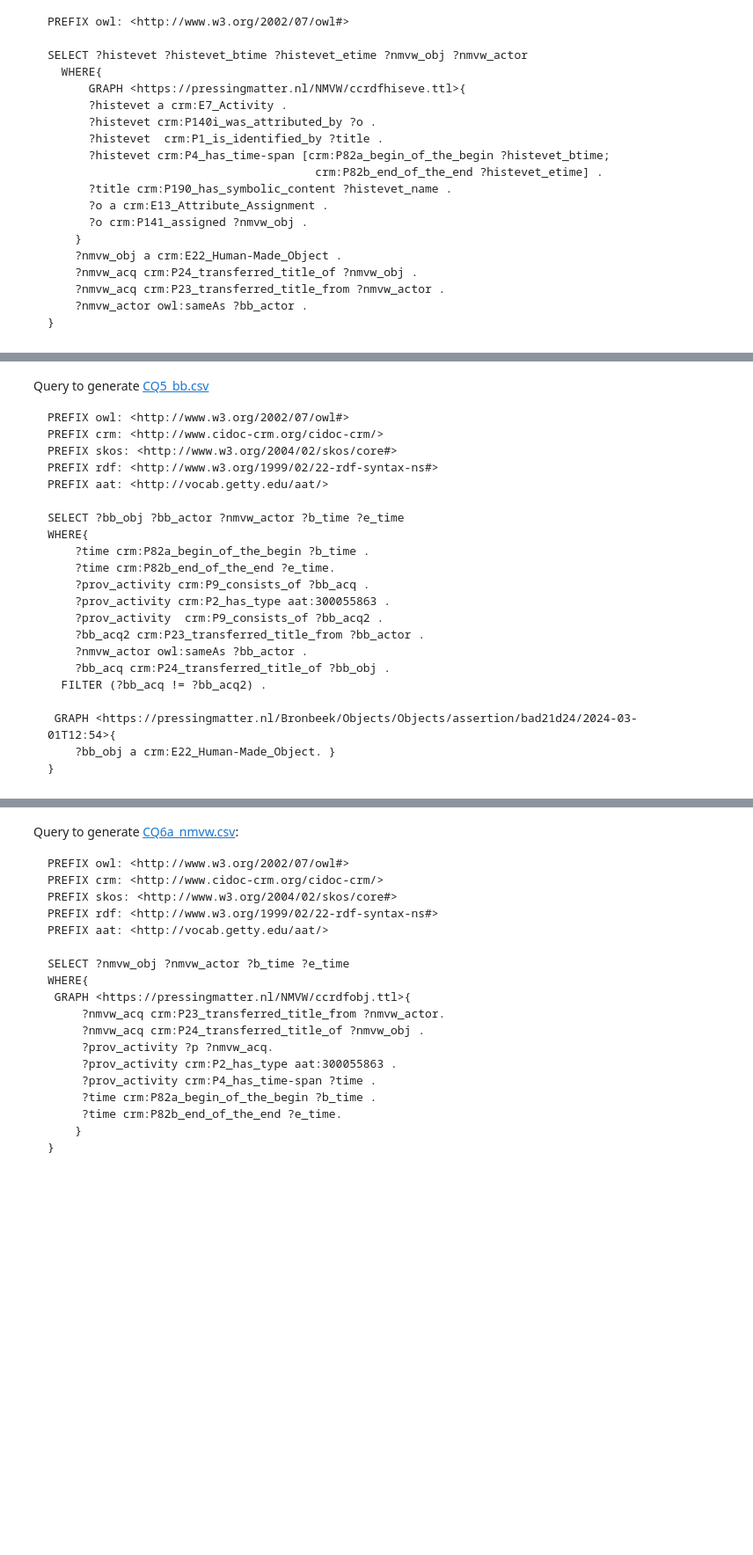
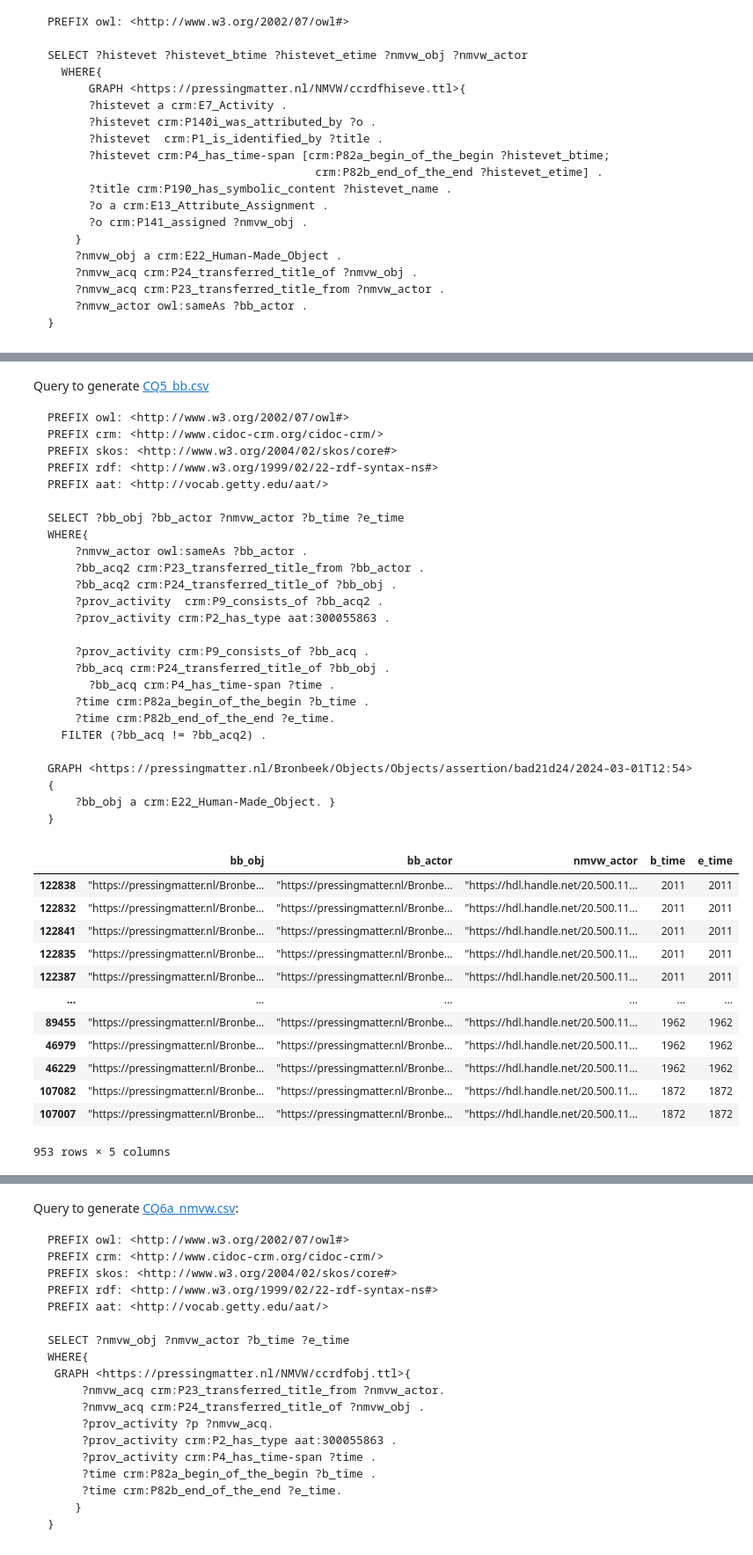
Before and after one commit to Shoilee/dh_entity_linking_v2, a Jupyter notebook: workflow/query/results.ipynb, the cells around one changed output, grey strips where cells are left out. Shown: that part at 88% size. Cells and saved outputs as stored; diff of their text form; code cells hidden in the pictures; blank space fills up the shorter version.

Commit message:
update result for surname match

````diff
--- a/workflow/query/results.ipynb
+++ b/workflow/query/results.ipynb
@@ -599,49 +672,69 @@ PREFIX aat: <http://vocab.getty.edu/aat/>
 
 SELECT ?bb_obj ?bb_actor ?nmvw_actor ?b_time ?e_time
 WHERE{
+  	?nmvw_actor owl:sameAs ?bb_actor .
+  	?bb_acq2 crm:P23_transferred_title_from ?bb_actor .
+  	?bb_acq2 crm:P24_transferred_title_of ?bb_obj .
+    ?prov_activity  crm:P9_consists_of ?bb_acq2 .
+    ?prov_activity crm:P2_has_type aat:300055863 .
+
+    ?prov_activity crm:P9_consists_of ?bb_acq .
+  	?bb_acq crm:P24_transferred_title_of ?bb_obj .
+	  ?bb_acq crm:P4_has_time-span ?time .
   	?time crm:P82a_begin_of_the_begin ?b_time .
     ?time crm:P82b_end_of_the_end ?e_time.
-  	?prov_activity crm:P9_consists_of ?bb_acq .
-  	?prov_activity crm:P2_has_type aat:300055863 .
-  	?prov_activity  crm:P9_consists_of ?bb_acq2 .
-  	?bb_acq2 crm:P23_transferred_title_from ?bb_actor .
-  	?nmvw_actor owl:sameAs ?bb_actor .
-    ?bb_acq crm:P24_transferred_title_of ?bb_obj .
   FILTER (?bb_acq != ?bb_acq2) .
 
- GRAPH <https://pressingmatter.nl/Bronbeek/Objects/Objects/assertion/bad21d24/2024-03-01T12:54>{
+GRAPH <https://pressingmatter.nl/Bronbeek/Objects/Objects/assertion/bad21d24/2024-03-01T12:54>{
     ?bb_obj a crm:E22_Human-Made_Object. }
 }
 ```
 # %%
 def cleanup_time(x: str):
     # Check if x is not None and not an empty string
     try:
         if x == "None" :
             return 0
         if x and str(x).strip():
             # Convert the cleaned string to an integer
             return int(str(x).replace('"', '').strip()[:4])
     except ValueError:
         return 0
 
 # Read the second CSV file into DataFrame df2
 df2 = pd.read_csv("CQ5_bb.csv")
 df2 = df2.iloc[: , :-1]
 df2.columns = ["bb_obj" , "bb_actor" , "nmvw_actor" , "b_time" , "e_time"]
 df2['b_time'] = df2['b_time'].apply(cleanup_time)
 df2['e_time'] = df2['e_time'].apply(cleanup_time)
 
 # Remove duplicate rows in df2
 df2 = df2.drop_duplicates()
 
+# remove bb_actor matched to multiple nmvw_actor
+# df2 = df2.drop_duplicates(subset=['bb_obj'])
+
 # Extract unique 'nmvw_actor' values from df2
 unique_nmvw_actor = df1['nmvw_actor'].unique()
 
-# Filter df1 to keep only rows where 'nmvw_actor' exists in df2
-df1_filtered = df1[df1['nmvw_actor'].isin(unique_nmvw_actor)]
+# Filter df2 to keep only rows where 'nmvw_actor' exists in df2
+df2= df2[df2['nmvw_actor'].isin(unique_nmvw_actor)]
 
-df2 = df2.sort_values('nmvw_actor')
+df2 = df2.sort_values('bb_actor')
 
 df2
+# %% [output]
+|  | bb_obj | bb_actor | nmvw_actor | b_time | e_time |
+| 122838 | "https://pressingmatter.nl/Bronbe... | "https://pressingmatter.nl/Bronbe... | "https://hdl.handle.net/20.500.11... | 2011 | 2011 |
+| 122832 | "https://pressingmatter.nl/Bronbe... | "https://pressingmatter.nl/Bronbe... | "https://hdl.handle.net/20.500.11... | 2011 | 2011 |
+| 122841 | "https://pressingmatter.nl/Bronbe... | "https://pressingmatter.nl/Bronbe... | "https://hdl.handle.net/20.500.11... | 2011 | 2011 |
+| 122835 | "https://pressingmatter.nl/Bronbe... | "https://pressingmatter.nl/Bronbe... | "https://hdl.handle.net/20.500.11... | 2011 | 2011 |
+| 122387 | "https://pressingmatter.nl/Bronbe... | "https://pressingmatter.nl/Bronbe... | "https://hdl.handle.net/20.500.11... | 2011 | 2011 |
+| ... | ... | ... | ... | ... | ... |
+| 89455 | "https://pressingmatter.nl/Bronbe... | "https://pressingmatter.nl/Bronbe... | "https://hdl.handle.net/20.500.11... | 1962 | 1962 |
+| 46979 | "https://pressingmatter.nl/Bronbe... | "https://pressingmatter.nl/Bronbe... | "https://hdl.handle.net/20.500.11... | 1962 | 1962 |
+| 46229 | "https://pressingmatter.nl/Bronbe... | "https://pressingmatter.nl/Bronbe... | "https://hdl.handle.net/20.500.11... | 1962 | 1962 |
+| 107082 | "https://pressingmatter.nl/Bronbe... | "https://pressingmatter.nl/Bronbe... | "https://hdl.handle.net/20.500.11... | 1872 | 1872 |
+| 107007 | "https://pressingmatter.nl/Bronbe... | "https://pressingmatter.nl/Bronbe... | "https://hdl.handle.net/20.500.11... | 1872 | 1872 |
+953 rows × 5 columns
 # %%
````
Also changed, not shown: parts of 45 cells of this notebook, 8 other files.
